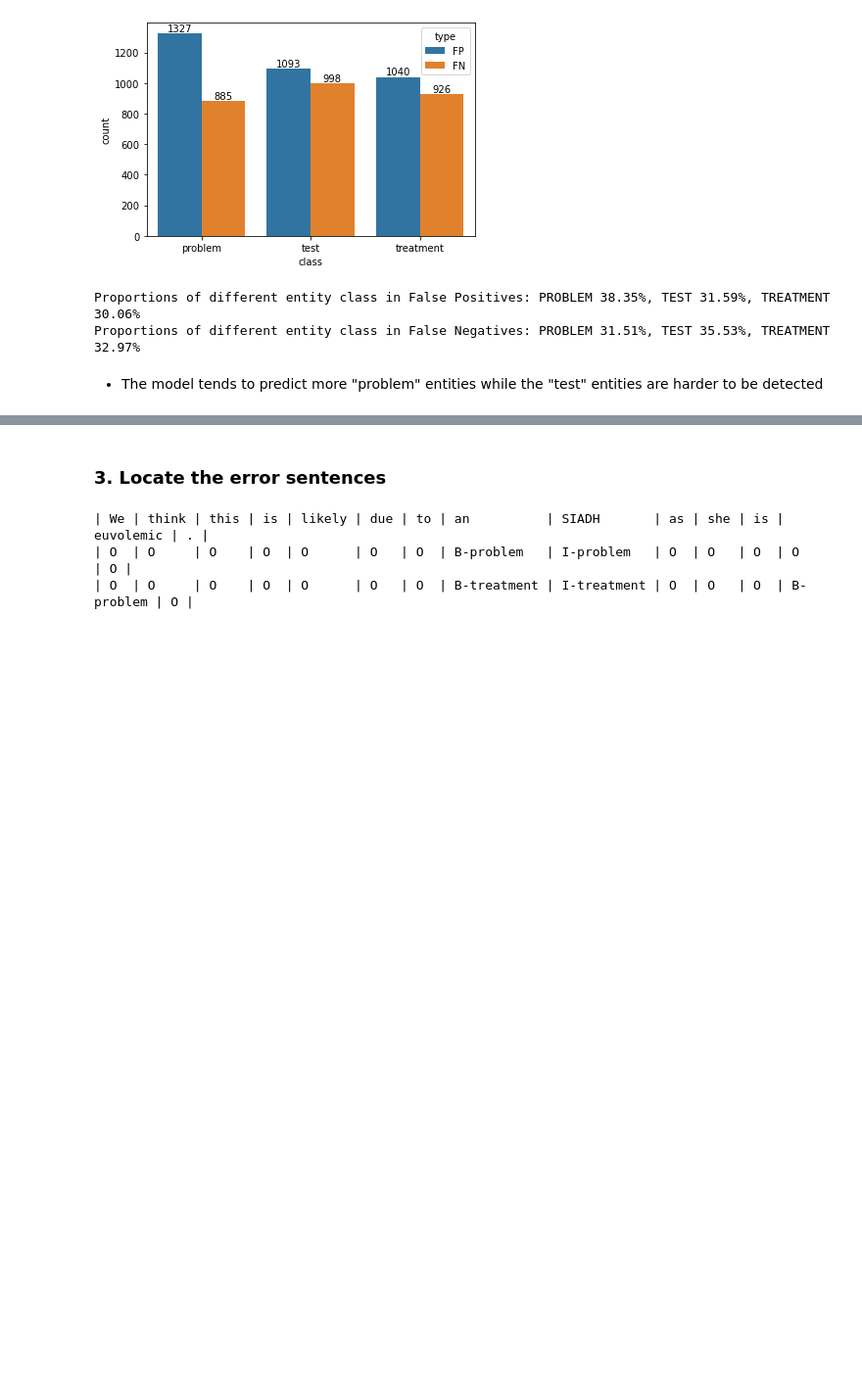
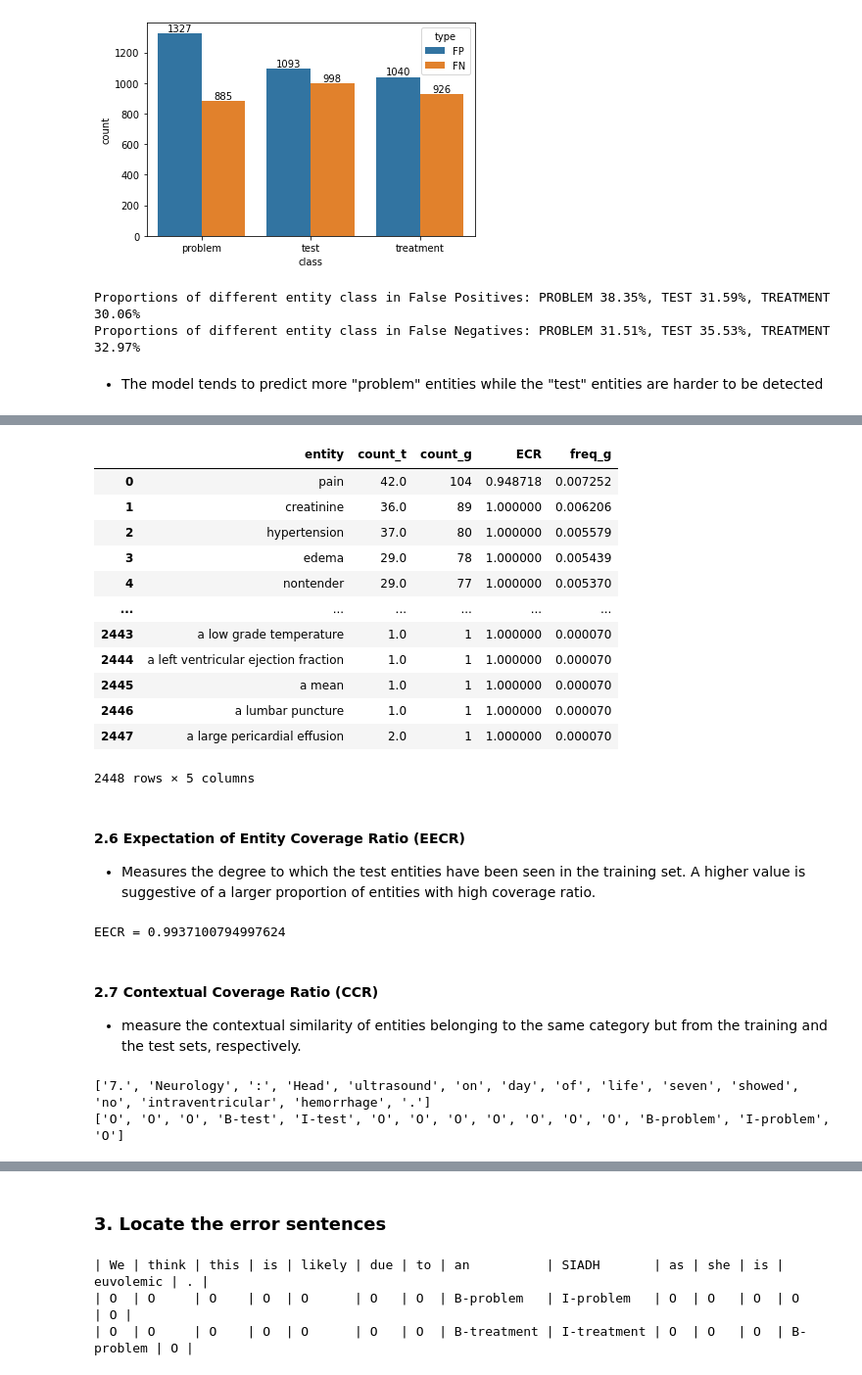
Before and after one commit to axa-rev-research/biobert-pytorch, a Jupyter notebook: named-entity-recognition/analysis.ipynb, the cells around one changed output, grey strips where cells are left out. Shown at 98% size. Saved outputs shown, nothing was run; the diff lists cells and outputs as text; code cells hidden in the pictures; blank space fills up the shorter version.

Commit message:
EECR CCR update

```diff
--- a/named-entity-recognition/analysis.ipynb
+++ b/named-entity-recognition/analysis.ipynb
@@ -244,0 +332,42 @@ Proportions of different entity class in False Negatives: PROBLEM 31.51%, TEST 3
+# %%
+unique_entities = df_overlap['entity'].unique()
+df_metrics = pd.DataFrame(columns=['entity', 'count_t', 'count_g', 'ECR'])
+for i, ent in enumerate(unique_entities):
+    df = df_overlap[df_overlap['entity']==ent]
+    c_tr = df['count_x'].sum()
+    c_te = df['count_y'].sum()
+    tho = (df['count_x'].mul(df['count_y']).sum())/(c_tr*c_te)
+    df_metrics.loc[i] = [ent, c_tr, c_te, tho]
+df_metrics['freq_g'] = df_metrics['count_g']/df_metrics['count_g'].sum()
+df_metrics
+# %% [output]
+|  | entity | count_t | count_g | ECR | freq_g |
+| 0 | pain | 42.0 | 104 | 0.948718 | 0.007252 |
+| 1 | creatinine | 36.0 | 89 | 1.000000 | 0.006206 |
+| 2 | hypertension | 37.0 | 80 | 1.000000 | 0.005579 |
+| 3 | edema | 29.0 | 78 | 1.000000 | 0.005439 |
+| 4 | nontender | 29.0 | 77 | 1.000000 | 0.005370 |
+| ... | ... | ... | ... | ... | ... |
+| 2443 | a low grade temperature | 1.0 | 1 | 1.000000 | 0.000070 |
+| 2444 | a left ventricular ejection fraction | 1.0 | 1 | 1.000000 | 0.000070 |
+| 2445 | a mean | 1.0 | 1 | 1.000000 | 0.000070 |
+| 2446 | a lumbar puncture | 1.0 | 1 | 1.000000 | 0.000070 |
+| 2447 | a large pericardial effusion | 2.0 | 1 | 1.000000 | 0.000070 |
+2448 rows × 5 columns
+# %% [markdown]
+#### 2.6 Expectation of Entity Coverage Ratio (EECR)
+- Measures the degree to which the test entities have been seen in the training set. A higher value is suggestive of a larger proportion of entities with high coverage ratio.
+# %%
+EECR = (df_metrics['ECR']*df_metrics['freq_g']).sum()
+print(f"EECR = {EECR}")
+# %% [output]
+EECR = 0.9937100794997624
+# %% [markdown]
+#### 2.7 Contextual Coverage Ratio (CCR)
+- measure the contextual similarity of entities belonging to the same category but from the training and the test sets, respectively.
+# %%
+print(sents_g[70])
+print(ents_g[70])
+# %% [output]
+['7.', 'Neurology', ':', 'Head', 'ultrasound', 'on', 'day', 'of', 'life', 'seven', 'showed', 'no', 'intraventricular', 'hemorrhage', '.']
+['O', 'O', 'O', 'B-test', 'I-test', 'O', 'O', 'O', 'O', 'O', 'O', 'O', 'B-problem', 'I-problem', 'O']
```
Also changed, not shown: parts of 23 cells of this notebook.
